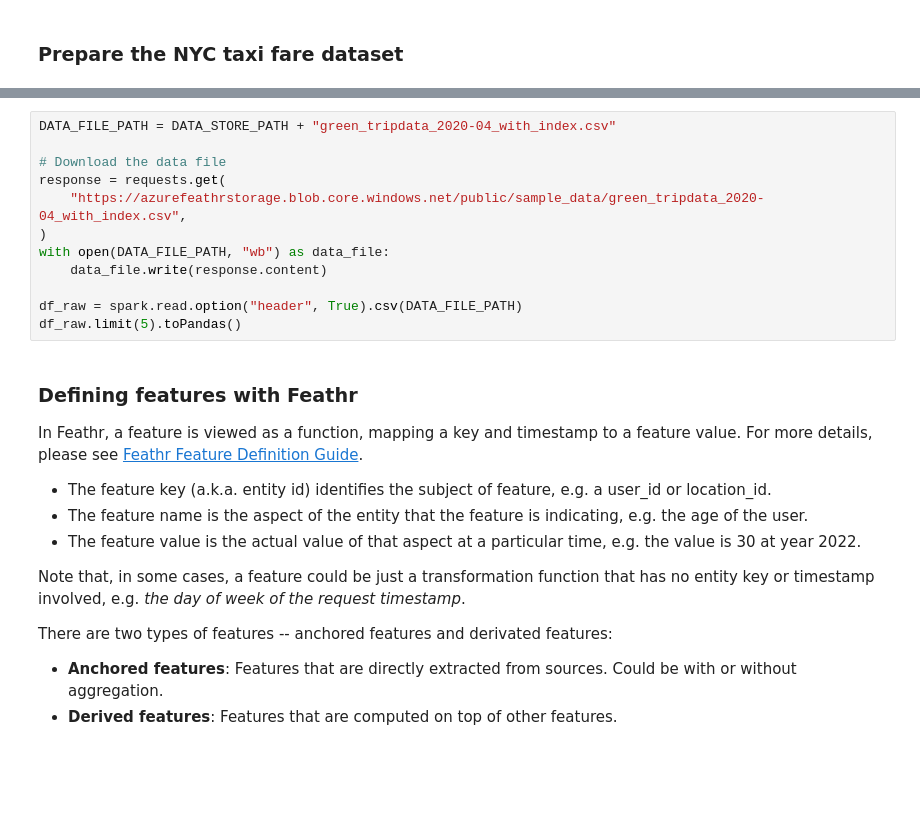
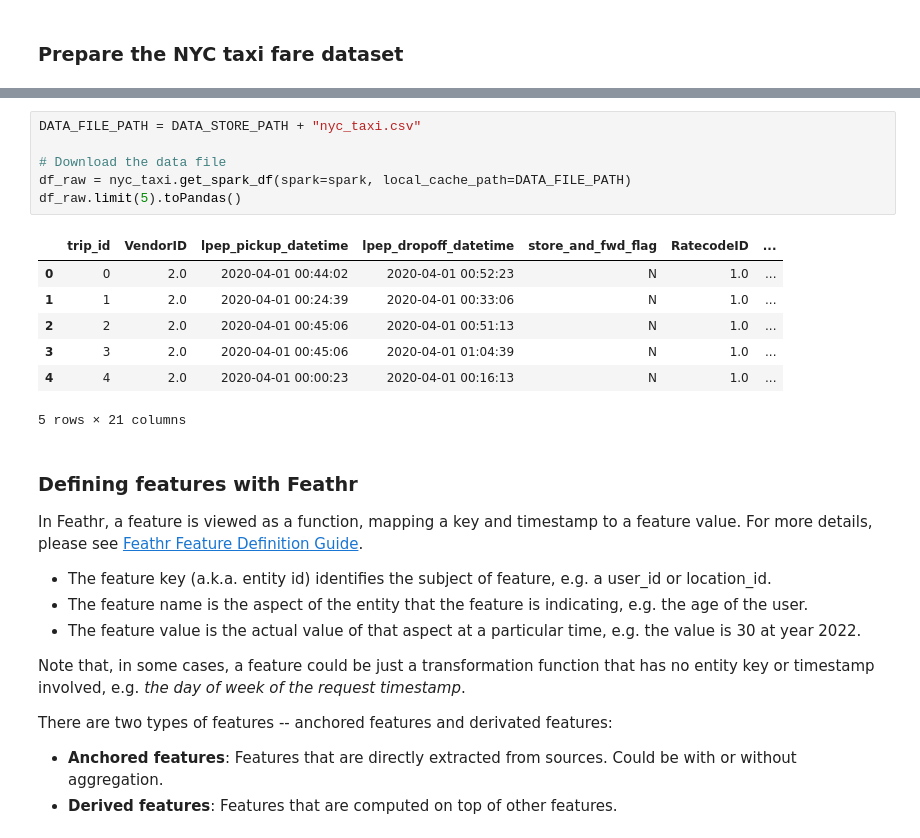
Before and after one commit to feathr-ai/feathr, a Jupyter notebook: docs/samples/nyc_taxi_demo.ipynb, the cells around one changed output, grey strips where cells are left out. Drawn from its saved outputs; the diff is of its cells as text; blank space fills up the shorter version.

Commit message:
Add dataset utilities and notebook path refactor. TODO: update reference links
Signed-off-by: Jun Ki Min <42475935+loomlike@users.noreply.github.com>

```diff
--- a/docs/samples/nyc_taxi_demo.ipynb
+++ b/docs/samples/nyc_taxi_demo.ipynb
@@ -203,15 +236,17 @@ if SPARK_CLUSTER == "local":
-# %%
-DATA_FILE_PATH = DATA_STORE_PATH + "green_tripdata_2020-04_with_index.csv"
-
-# Download the data file
-response = requests.get(
-    "https://azurefeathrstorage.blob.core.windows.net/public/sample_data/green_tripdata_2020-04_with_index.csv",
-)
-with open(DATA_FILE_PATH, "wb") as data_file:
-    data_file.write(response.content)
-
-df_raw = spark.read.option("header", True).csv(DATA_FILE_PATH)
-df_raw.limit(5).toPandas()
+# %%
+DATA_FILE_PATH = DATA_STORE_PATH + "nyc_taxi.csv"
+
+# Download the data file
+df_raw = nyc_taxi.get_spark_df(spark=spark, local_cache_path=DATA_FILE_PATH)
+df_raw.limit(5).toPandas()
+# %% [output]
+|  | trip_id | VendorID | lpep_pickup_datetime | lpep_dropoff_datetime | store_and_fwd_flag | RatecodeID | ... |
+| 0 | 0 | 2.0 | 2020-04-01 00:44:02 | 2020-04-01 00:52:23 | N | 1.0 | ... |
+| 1 | 1 | 2.0 | 2020-04-01 00:24:39 | 2020-04-01 00:33:06 | N | 1.0 | ... |
+| 2 | 2 | 2.0 | 2020-04-01 00:45:06 | 2020-04-01 00:51:13 | N | 1.0 | ... |
+| 3 | 3 | 2.0 | 2020-04-01 00:45:06 | 2020-04-01 01:04:39 | N | 1.0 | ... |
+| 4 | 4 | 2.0 | 2020-04-01 00:00:23 | 2020-04-01 00:16:13 | N | 1.0 | ... |
+5 rows × 21 columns
 # %% [markdown]
 ### Defining features with Feathr
 
```
Also changed, not shown: parts of 5 cells of this notebook, 5 other files.
